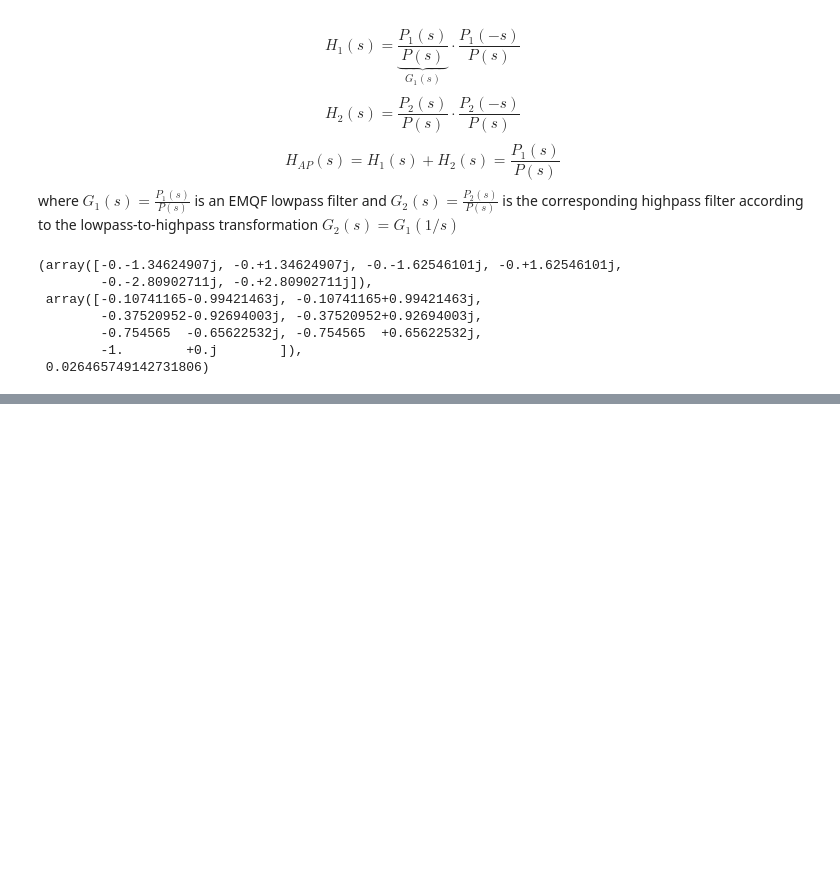
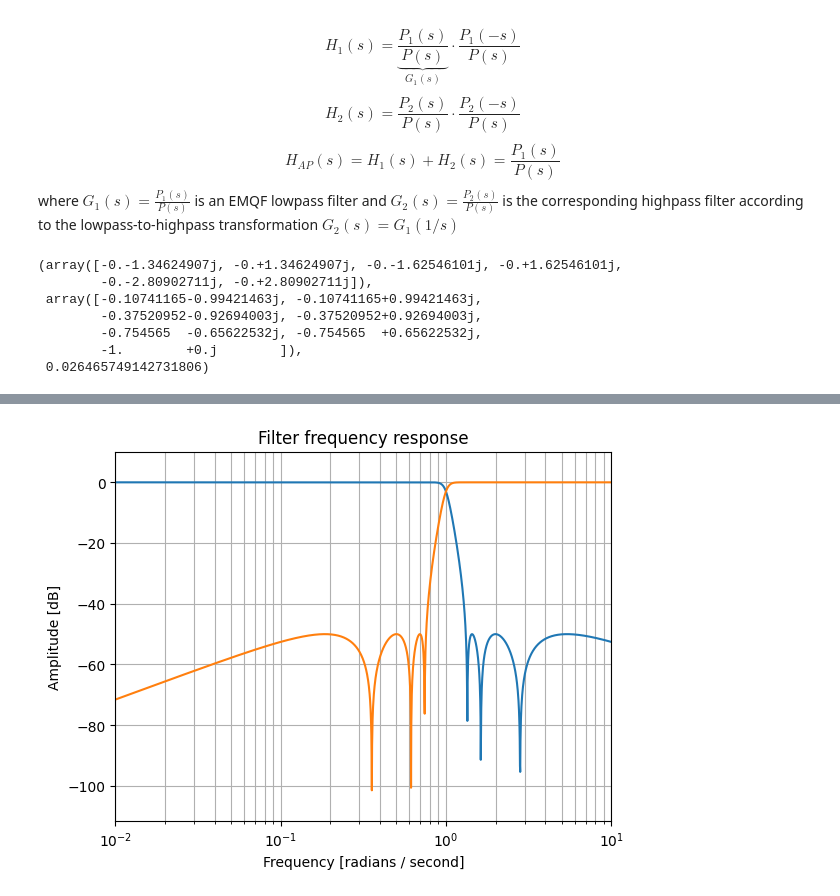
Before and after one commit to raphaelw/filter-design, a Jupyter notebook: examples/linkwitz-riley.ipynb, the cells around one changed output, grey strips where cells are left out. Cells and saved outputs as stored; diff of their text form; code cells hidden in the pictures; blank space fills up the shorter version.

```diff
--- a/examples/linkwitz-riley.ipynb
+++ b/examples/linkwitz-riley.ipynb
@@ -36,3 +36,5 @@ P_1
         -0.754565  -0.65622532j, -0.754565  +0.65622532j,
         -1.        +0.j        ]),
  0.026465749142731806)
+# %%
+G_2 = signal.lp2hp_zpk(G_1[0], G_1[1], G_1[2], wo=1.0) # at w_0 is the -3dB frequency
@@ -38,0 +51,20 @@ P_1
+# %%
+z, p , k = G_1
+b, a = signal.zpk2tf(z, p, k)
+w, h = signal.freqs(b, a, 2000)
+plt.semilogx(w, 20 * np.log10(abs(h)))
+
+z, p , k = G_2
+b, a = signal.zpk2tf(z, p, k)
+w, h = signal.freqs(b, a, 2000)
+plt.semilogx(w, 20 * np.log10(abs(h)))
+
+plt.title("Filter frequency response")
+plt.xlabel("Frequency [radians / second]")
+plt.ylabel("Amplitude [dB]")
+plt.margins(0, 0.1)
+plt.grid(which="both", axis="both")
+# plt.axvline(100, color='green') # cutoff frequency
+plt.show()
+# %% [output]
+[figure, added]
```
Also changed, not shown: parts of 1 cell of this notebook.
